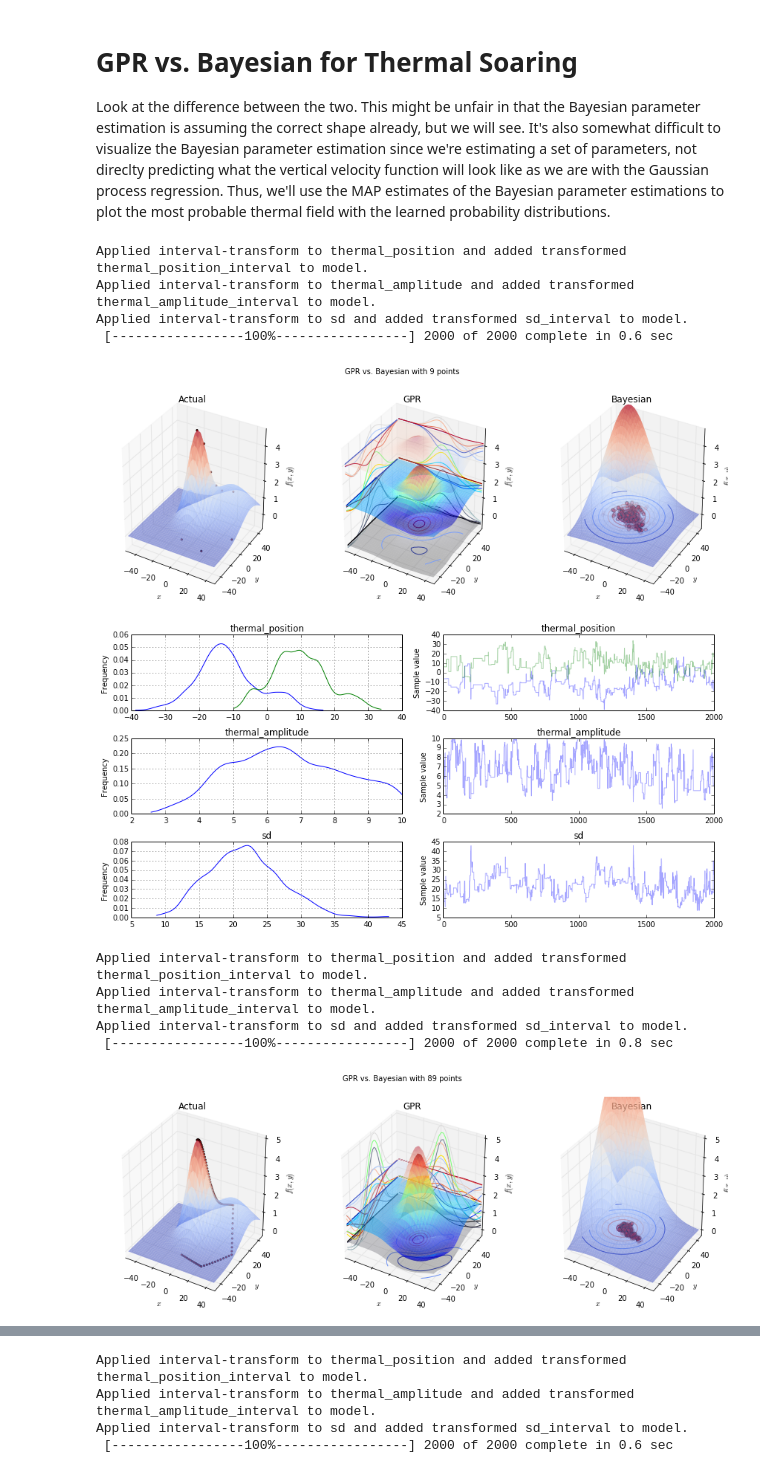
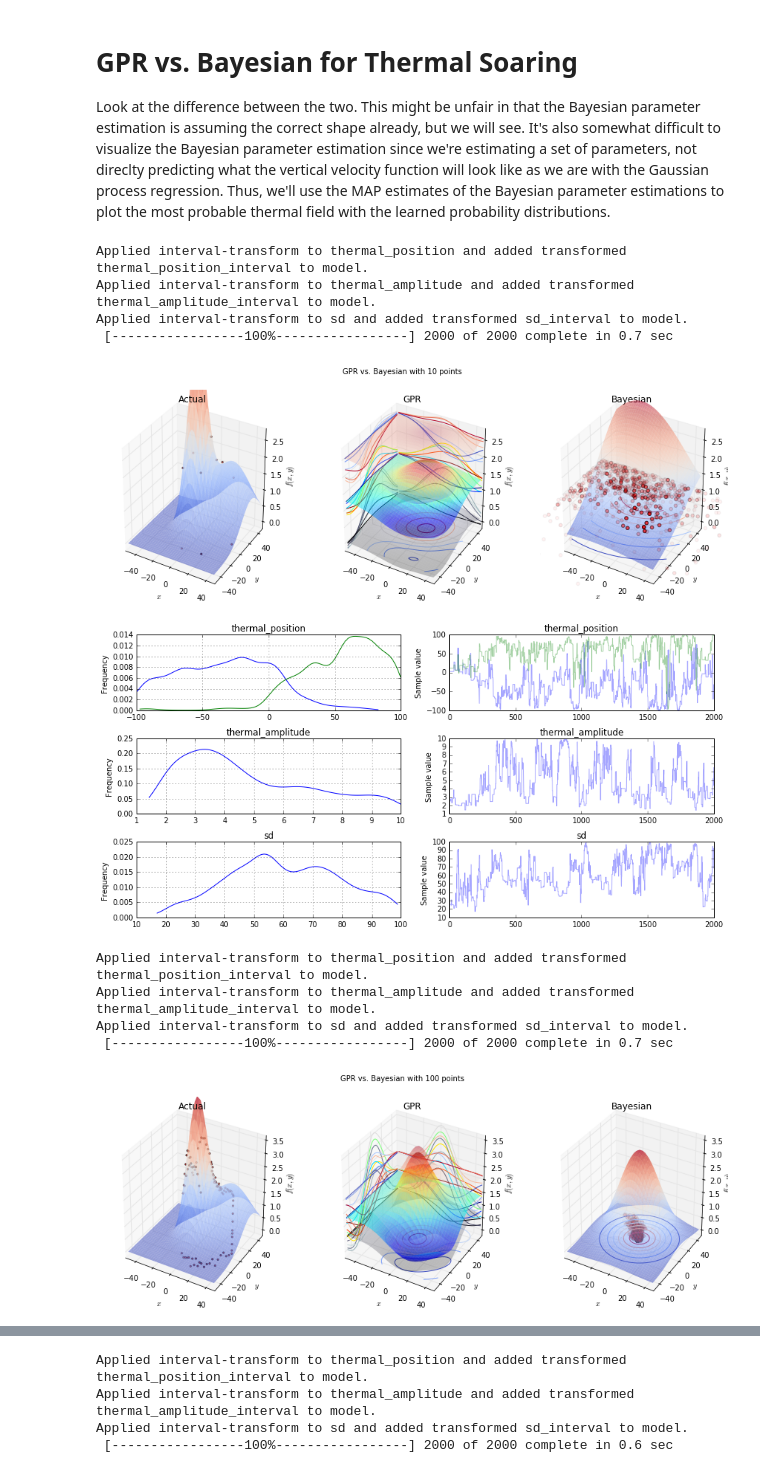
Before and after one commit to ThermalSoaring/bayesian-learning, a Jupyter notebook: gaussian-process-regression/GPR vs. Bayesian.ipynb, the cells around one changed output, grey strips where cells are left out. Drawn from its saved outputs; the diff is of its cells as text; code cells hidden in the pictures.

```diff
--- a/gaussian-process-regression/GPR vs. Bayesian.ipynb
+++ b/gaussian-process-regression/GPR vs. Bayesian.ipynb
@@ -72,22 +72,29 @@ def gaussian(xo, yo, amplitude, sigma_x, sigma_y, theta, offset):
     return gauss
 
 # Take single measurement
-def takeMeasurement(field, position):
+#
+# If desired, also add some Gaussian noise with mean zero and a standard
+# deviation of the specified value
+def takeMeasurement(field, position, noise=0.05):
+    noise_value = 0
     measurement = 0
 
     for thermal in field:
         measurement += thermal(position[0], position[1])
 
-    return measurement
+    if noise:
+        noise_value = np.random.normal(0, noise)
+
+    return measurement + noise_value
 
 # Take measurements at the points along the path
 # Input: field=[eq1, eq2, ...], path=[(x1,y1),(x2,y2),...]
 # Output: [v1, v2, ...]
-def takeMeasurements(field, path):
+def takeMeasurements(field, path, noise=0.05):
     measurements = np.empty(len(path))
 
     for i, pos in enumerate(path):
-        measurements[i] = takeMeasurement(field, pos)
+        measurements[i] = takeMeasurement(field, pos, noise)
 
     return measurements
 
@@ -380,52 +387,52 @@ def morePoints(path, num):
 #
 # Run both techniques on one path
 #
-def RunPath(thermals, path):
+def RunPath(thermals, path, noise):
     fig = plt.figure(figsize=(15,5))
-    measurements = takeMeasurements(thermals, path)
+    measurements = takeMeasurements(thermals, path, noise)
     GaussianProcessRegression(fig, thermals, path, measurements)
     BayesianLearning(fig, thermals, path, measurements)
     plt.show()
 
 #
 # Describe the thermal field and a path through it, learn the thermal field
 # using different techniques
 #
-def MultiplePaths():
+def MultiplePaths(noise):
     thermals = [thermalEq((0,0), 5, 10),
                     thermalEq((25,25), 2, 20)]
 
     # Some curve
-    path = np.array([(0,0), (5,5), (10,10), (15,12), (20,15),
-            (30,20), (45,-10), (25,-35), (0,-30)])
+    path = np.array([(10,-10), (-10,-10), (-10,10), (10,10),
+         (15,12), (20,15), (30,20), (45,-10), (25,-35), (0,-30)])
 
-    RunPath(thermals, path)
+    RunPath(thermals, path, noise)
 
     # More points on curve
-    RunPath(thermals, morePoints(path, 10))
+    RunPath(thermals, morePoints(path, 10), noise)
 
     # Straight line
-    line = np.array([(-40,-40),(40,40)])
+    line = np.array([(-40,-40),(40,20)])
 
-    RunPath(thermals, morePoints(line, 10))
+    RunPath(thermals, morePoints(line, 10), noise)
 
     # More points on straight line
-    RunPath(thermals, morePoints(line, 100))
+    RunPath(thermals, morePoints(line, 100), noise)
 
     # Random points between +50 and -50
     randpath = 100*np.random.random((200,2))-50
-    RunPath(thermals, randpath)
+    RunPath(thermals, randpath, noise)
 
-MultiplePaths()
+MultiplePaths(noise=0.1)
 # %% [output]
 Applied interval-transform to thermal_position and added transformed thermal_position_interval to model.
 Applied interval-transform to thermal_amplitude and added transformed thermal_amplitude_interval to model.
 Applied interval-transform to sd and added transformed sd_interval to model.
- [-----------------100%-----------------] 2000 of 2000 complete in 0.6 sec
+ [-----------------100%-----------------] 2000 of 2000 complete in 0.7 sec
-[figure, old version]
+[figure, new version]
-[figure, old version]
+[figure, new version]
 Applied interval-transform to thermal_position and added transformed thermal_position_interval to model.
 Applied interval-transform to thermal_amplitude and added transformed thermal_amplitude_interval to model.
 Applied interval-transform to sd and added transformed sd_interval to model.
- [-----------------100%-----------------] 2000 of 2000 complete in 0.8 sec
+ [-----------------100%-----------------] 2000 of 2000 complete in 0.7 sec
-[figure, old version]
+[figure, new version]
```
Also changed, not shown: parts of 1 cell of this notebook, 2 other files.
